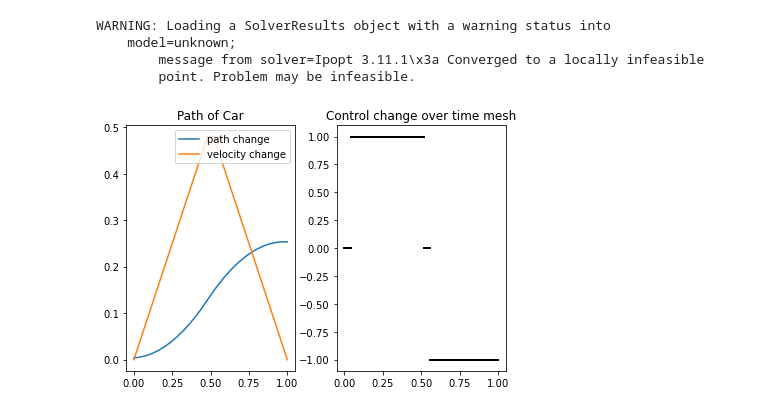
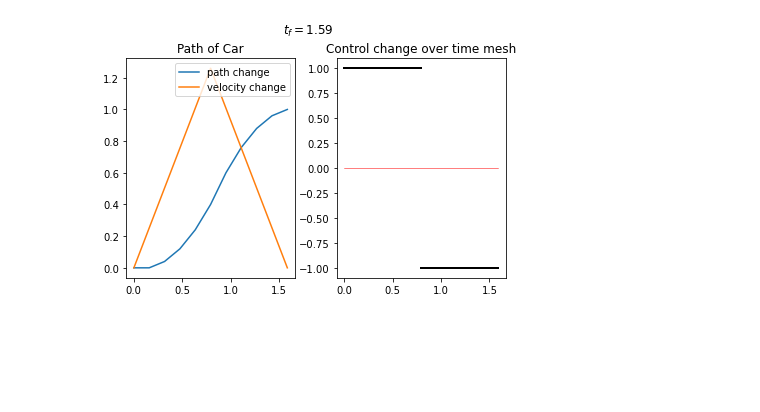
Before and after one commit to jeanc413/differential_equations_models, a Jupyter notebook: pyomo_projects/Rocketcar.ipynb, the cells around one changed output. Drawn from its saved outputs; the diff is of its cells as text; code cells hidden in the pictures; blank space fills up the shorter version.

```diff
--- a/pyomo_projects/Rocketcar.ipynb
+++ b/pyomo_projects/Rocketcar.ipynb
@@ -44,3 +45,9 @@ import numpy as np
 import pyomo.environ as env
 import pyomo.dae as dae
 import plotly.express as px
+
+# Define global variables
+intervals = 10
+distance = 1
+radius = 0.05
+ball_size = np.repeat(radius, intervals+1)
@@ -139,78 +189,92 @@ Following an example for solving energy minimization.
 # %%
 # Initialize general tuning variables
-t_f = 1
 control = 1
 distance = 1
-velocity_max = 1.2 # when no max velocity bound is required, set this to np.inf
+velocity_max = np.inf  # when no max velocity bound is required, set this to np.inf
 
 # Initialize model object
 rocket_time = env.ConcreteModel()
 
 # Initialize time variable
-rocket_time.t = dae.ContinuousSet(initialize=[1], bounds=(0, np.inf))
+rocket_time.t = dae.ContinuousSet(bounds=(0, 1))
 
 # Define control
 rocket_time.u = env.Var(rocket_time.t, bounds=(-control, control))
 
-
 # Define dependent variables
+rocket_time.T = env.Var(domain=env.NonNegativeReals)
 rocket_time.x = env.Var(rocket_time.t)
 rocket_time.v = env.Var(rocket_time.t, bounds=(0, velocity_max))
 
 # Define derivatives
-rocket_time.x_dot = dae.DerivativeVar(rocket_time.x)
-rocket_time.v_dot = dae.DerivativeVar(rocket_time.v)
+rocket_time.x_dot = dae.DerivativeVar(rocket_time.x, wrt=rocket_time.t)
+rocket_time.v_dot = dae.DerivativeVar(rocket_time.v, wrt=rocket_time.t)
 
 # Define ODE constraints
-rocket_time.ode_x = env.Constraint(rocket_time.t, rule=lambda m, t: m.x_dot[t] == m.v[t])
-rocket_time.ode_v = env.Constraint(rocket_time.t, rule=lambda m, t: m.v_dot[t] == m.u[t])
+rocket_time.ode_x = env.Constraint(rocket_time.t, rule=lambda m, t: m.x_dot[t] / m.T == m.v[t])
+rocket_time.ode_v = env.Constraint(rocket_time.t, rule=lambda m, t: m.v_dot[t] / (m.T ** 2) == m.u[t])
 
-# Set initial and final conditions
+# # Set initial and final conditions
 rocket_time.bounds = env.ConstraintList()
-rocket_time.bounds.add(rocket_time.x[0] == 0)
-rocket_time.bounds.add(rocket_time.v[0] == 0)
-rocket_time.bounds.add(rocket_time.x[t_f] == distance)
-rocket_time.bounds.add(rocket_time.v[t_f] == 0)
+rocket_time.bounds.add(rocket_time.x[rocket_time.t.first()] == 0)
+rocket_time.bounds.add(rocket_time.v[rocket_time.t.first()] == 0)
+rocket_time.bounds.add(rocket_time.x[rocket_time.t.last()] == distance)
+rocket_time.bounds.add(rocket_time.v[rocket_time.t.last()] == 0)
 
 # Define model objective
-rocket_time.Integral = dae.Integral(rocket_time.t, wrt=rocket_time.t, rule=lambda m, t: 1)
+rocket_time.Integral = dae.Integral(rocket_time.t, wrt=rocket_time.t, rule=lambda m, t: m.T)
 rocket_time.objective = env.Objective(expr=rocket_time.Integral)
+# rocket_time.objective = env.Objective()
 
 # %% Solve system
-env.TransformationFactory('dae.finite_difference').apply_to(rocket_time, wrt=rocket_time.t, nfe=25)
+env.TransformationFactory('dae.finite_difference').apply_to(rocket_time,
+                                                            wrt=rocket_time.t,
+                                                            nfe=intervals,
+                                                            scheme='FORWARD')
 env.SolverFactory('ipopt').solve(rocket_time)
 
 # %% Plotting results
-time = np.array([t for t in rocket_time.t])
+time = np.array([t * rocket_time.T.value for t in rocket_time.t])
 x = np.array([rocket_time.x[t]() for t in rocket_time.t])
 v = np.array([rocket_time.v[t]() for t in rocket_time.t])
 u = np.array([rocket_time.u[t]() for t in rocket_time.t])
-text_display = np.array([str(round(rocket_time.u[t](), 2))+"m/s "+
-                         str(round(rocket_time.u[t](), 2))+"m/s^2"
+text_display = np.array([str(round(rocket_time.v[t](), 2)) + "m/s " +
+                         str(round(rocket_time.u[t](), 2)) + "m/s^2"
                          for t in rocket_time.t])
 solution_rocket_time = pd.DataFrame(data={'time': time,
-                                            'position': x,
-                                            'y': np.zeros(x.__len__()),
-                                            'velocity': v,
-                                            'control': u,
-                                            'text': text_display})
+                                          'position': x,
+                                          'y': np.zeros(x.__len__()),
+                                          'velocity': v,
+                                          'control': u,
+                                          'text': text_display})
 
 fig, axes = plt.subplots(nrows=1, ncols=2)
+fig.suptitle("$t_f = $"+str(round(rocket_time.T.value, 2)))
 fig.tight_layout()
 axes[0].plot(time, x, label="path change")
 axes[0].plot(time, v, label="velocity change")
 axes[0].set_title("Path of Car")
 axes[0].legend()
 
-for i in range(np.size(u)-1):
+axes[1].plot((time[0], time[-1]), (0, 0), '-', lw=0.5, color='r', label='Inflection line')
+for i in range(np.size(u) - 1):
     u_temp = ([u[i], u[i]])
-    x_temp = ([time[i], time[i+1]])
+    x_temp = ([time[i], time[i + 1]])
     axes[1].plot(x_temp, u_temp, '-', lw=2, color='k')
 axes[1].set_title("Control change over time mesh")
 plt.show()
+
+# %%
+current_title = "Rocket car solution for time minimization. v_max=" + str(velocity_max)
+animation = px.scatter(solution_rocket_time,
+                       x='position',
+                       y='y',
+                       animation_frame='time',
+                       text='text',
+                       size=ball_size,
+                       title=current_title)
+animation.update_traces(textposition='top center')
+animation.add_traces(px.line(solution_rocket_time, x='position', y='y')
+                     .update_traces(marker_color="red").data[0])
 # %% [output]
-WARNING: Loading a SolverResults object with a warning status into
-    model=unknown;
-        message from solver=Ipopt 3.11.1\x3a Converged to a locally infeasible
-        point. Problem may be infeasible.
-[figure, old version]
+[figure, new version]
```
Also changed, not shown: parts of 14 cells of this notebook.
